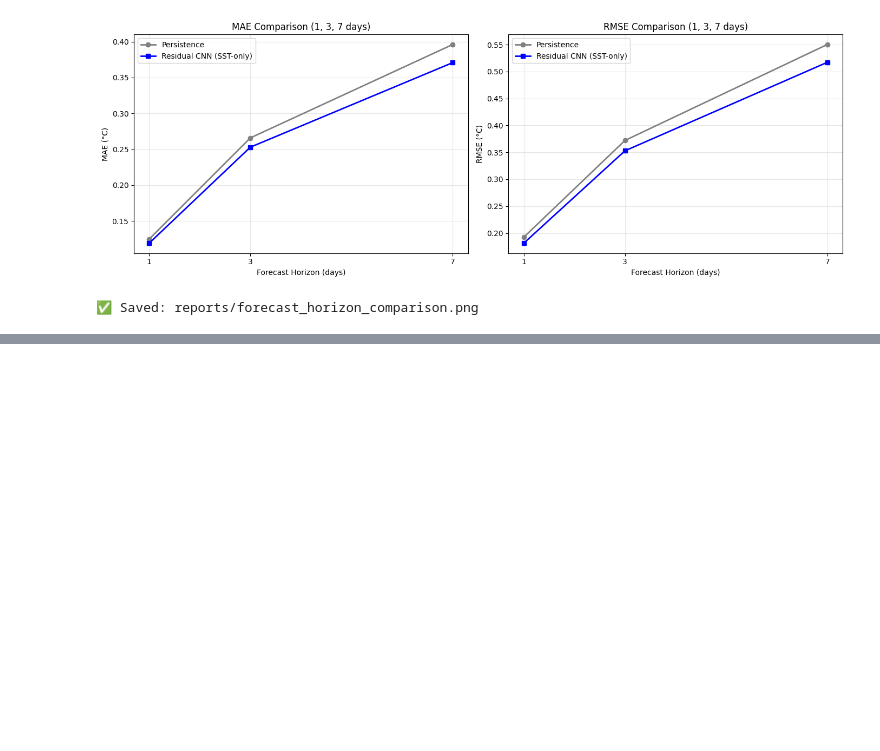
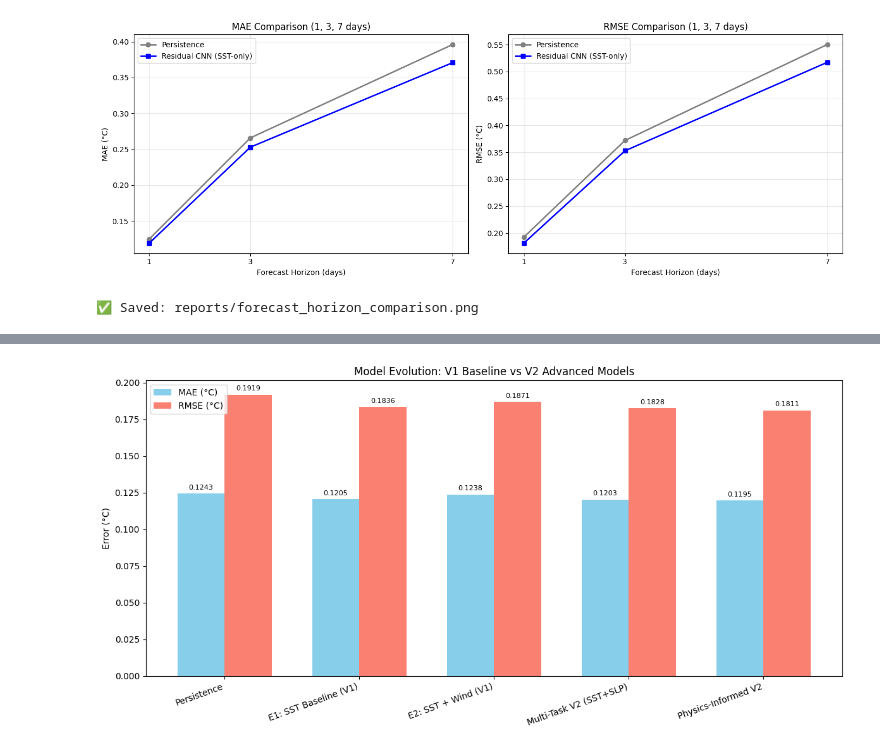
Before and after one commit to kingkingky/ocean-forecasting, a Jupyter notebook: notebooks/01_data_exploration.ipynb, the cells around one changed output, grey strips where cells are left out. Drawn from its saved outputs; the diff is of its cells as text; code cells hidden in the pictures; blank space fills up the shorter version.

Commit message:
feat: Version 2.0 - Multi-Task and Physics-Informed Learning results

```diff
--- a/notebooks/01_data_exploration.ipynb
+++ b/notebooks/01_data_exploration.ipynb
@@ -641,0 +1067,37 @@ Forecast origins: 359 | 2021-01-01 to 2021-12-25
+# %%
+import matplotlib.pyplot as plt
+import pandas as pd
+
+# รวมผลลัพธ์ V2
+results_v2 = pd.DataFrame([
+    {"Model": "Persistence", "MAE": 0.1243, "RMSE": 0.1919},
+    {"Model": "E1: SST Baseline (V1)", "MAE": 0.1205, "RMSE": 0.1836},
+    {"Model": "E2: SST + Wind (V1)", "MAE": 0.1238, "RMSE": 0.1871},
+    {"Model": "Multi-Task V2 (SST+SLP)", "MAE": 0.1203, "RMSE": 0.1828},
+    {"Model": "Physics-Informed V2", "MAE": 0.1195, "RMSE": 0.1811},
+])
+
+fig, ax = plt.subplots(figsize=(12, 6))
+x = np.arange(len(results_v2))
+width = 0.35
+
+bars1 = ax.bar(x - width/2, results_v2["MAE"], width, label='MAE (°C)', color='skyblue')
+bars2 = ax.bar(x + width/2, results_v2["RMSE"], width, label='RMSE (°C)', color='salmon')
+
+ax.set_ylabel('Error (°C)')
+ax.set_title('Model Evolution: V1 Baseline vs V2 Advanced Models')
+ax.set_xticks(x)
+ax.set_xticklabels(results_v2["Model"], rotation=20, ha='right')
+ax.legend()
+
+for bars in [bars1, bars2]:
+    for bar in bars:
+        height = bar.get_height()
+        ax.annotate(f'{height:.4f}', xy=(bar.get_x() + bar.get_width()/2, height),
+                    xytext=(0, 3), textcoords="offset points", ha='center', va='bottom', fontsize=8)
+
+plt.tight_layout()
+plt.savefig("reports/v2_model_comparison.png", dpi=150)
+plt.show()
+# %% [output]
+[figure, added]
```
Also changed, not shown: parts of 4 cells of this notebook, 2 other files.
